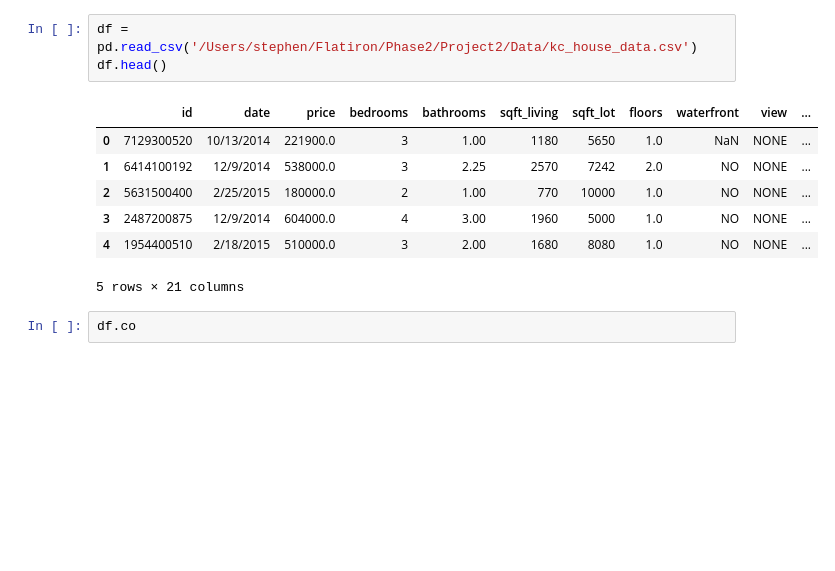
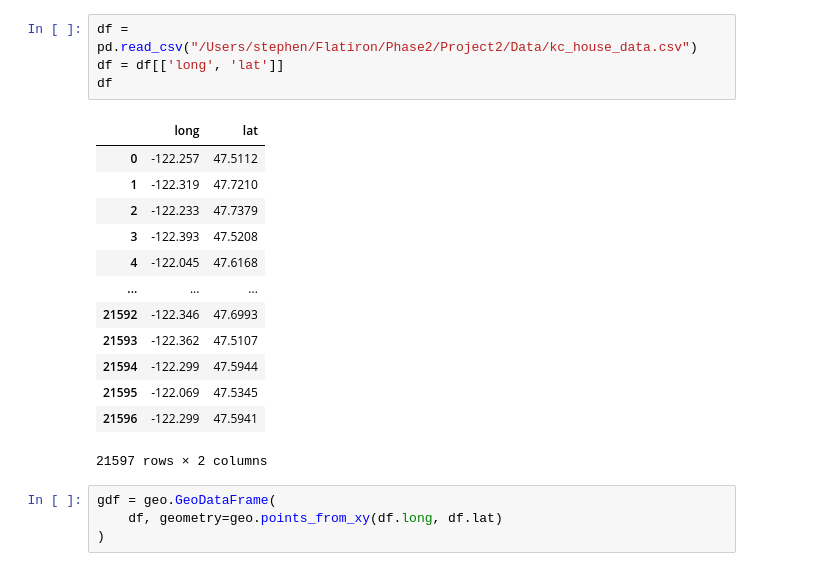
Before and after one commit to Jyve00/King-County-Housing-, a Jupyter notebook: notebooks/Stephen/Geodude.ipynb, the cells around one changed output. Saved outputs shown, nothing was run; the diff lists cells and outputs as text; blank space fills up the shorter version.

```diff
--- a/notebooks/Stephen/Geodude.ipynb
+++ b/notebooks/Stephen/Geodude.ipynb
@@ -8,13 +28,22 @@ import pandas as pd
 # %%
-df = pd.read_csv('/Users/stephen/Flatiron/Phase2/Project2/Data/kc_house_data.csv')
-df.head()
+df = pd.read_csv("/Users/stephen/Flatiron/Phase2/Project2/Data/kc_house_data.csv")
+df = df[['long', 'lat']]
+df
 # %% [output]
-|  | id | date | price | bedrooms | bathrooms | sqft_living | sqft_lot | floors | waterfront | view | ... |
-| 0 | 7129300520 | 10/13/2014 | 221900.0 | 3 | 1.00 | 1180 | 5650 | 1.0 | NaN | NONE | ... |
-| 1 | 6414100192 | 12/9/2014 | 538000.0 | 3 | 2.25 | 2570 | 7242 | 2.0 | NO | NONE | ... |
-| 2 | 5631500400 | 2/25/2015 | 180000.0 | 2 | 1.00 | 770 | 10000 | 1.0 | NO | NONE | ... |
-| 3 | 2487200875 | 12/9/2014 | 604000.0 | 4 | 3.00 | 1960 | 5000 | 1.0 | NO | NONE | ... |
-| 4 | 1954400510 | 2/18/2015 | 510000.0 | 3 | 2.00 | 1680 | 8080 | 1.0 | NO | NONE | ... |
+|  | long | lat |
+| 0 | -122.257 | 47.5112 |
+| 1 | -122.319 | 47.7210 |
+| 2 | -122.233 | 47.7379 |
+| 3 | -122.393 | 47.5208 |
+| 4 | -122.045 | 47.6168 |
+| ... | ... | ... |
+| 21592 | -122.346 | 47.6993 |
+| 21593 | -122.362 | 47.5107 |
+| 21594 | -122.299 | 47.5944 |
+| 21595 | -122.069 | 47.5345 |
+| 21596 | -122.299 | 47.5941 |
-5 rows × 21 columns
+21597 rows × 2 columns
-# %%
-df.co
+# %%
+gdf = geo.GeoDataFrame(
+    df, geometry=geo.points_from_xy(df.long, df.lat)
+)
```
Also changed, not shown: parts of 7 cells of this notebook.
